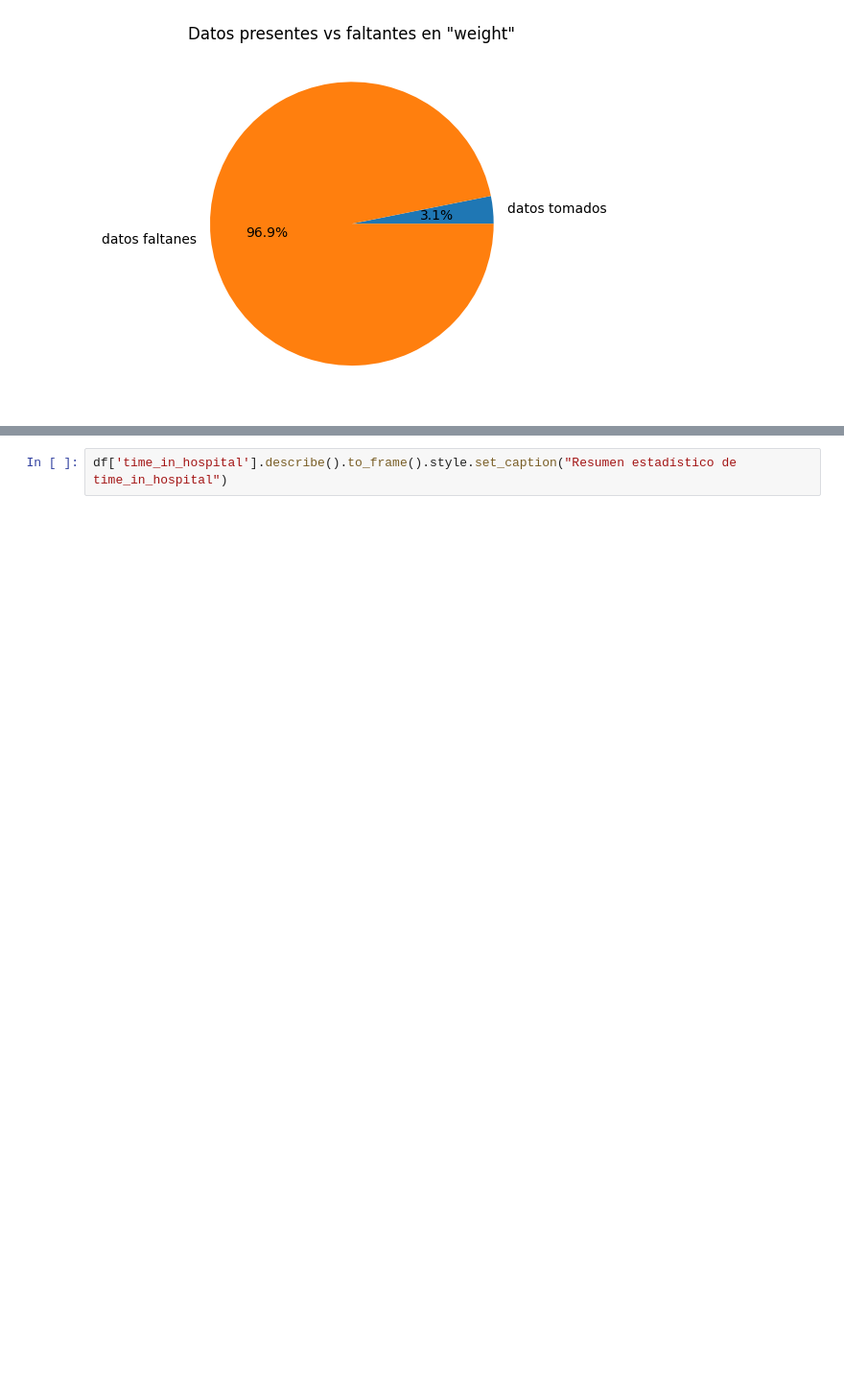
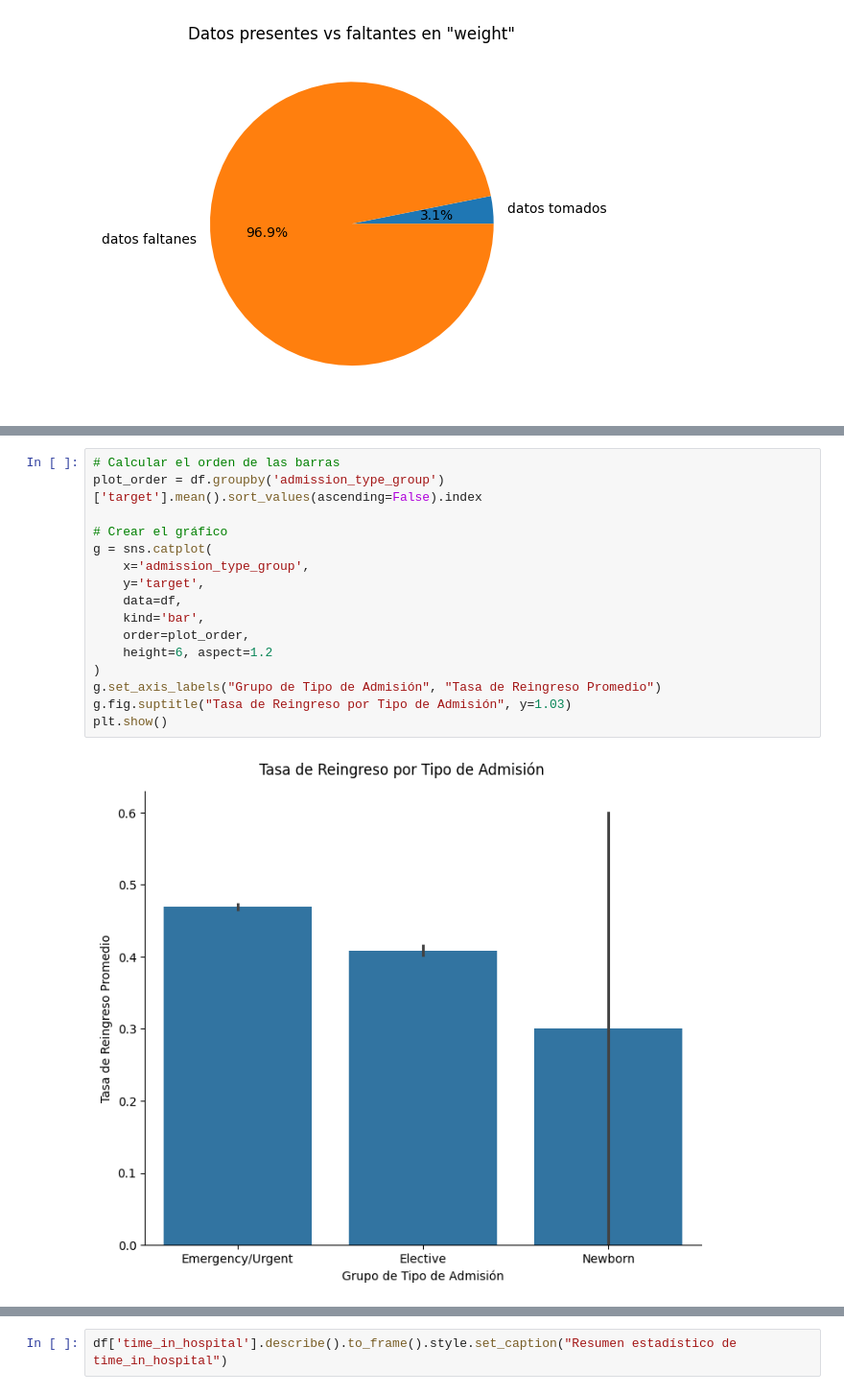
Before and after one commit to LasciaStare/MachineLearning, a Jupyter notebook: EDA.ipynb, the cells around one changed output, grey strips where cells are left out. Shown at 96% size. Drawn from its saved outputs; the diff is of its cells as text; blank space fills up the shorter version.

```diff
--- a/EDA.ipynb
+++ b/EDA.ipynb
@@ -180,0 +381,18 @@ plt.show()
+# %%
+# Calcular el orden de las barras
+plot_order = df.groupby('admission_type_group')['target'].mean().sort_values(ascending=False).index
+
+# Crear el gráfico
+g = sns.catplot(
+    x='admission_type_group',
+    y='target',
+    data=df,
+    kind='bar',
+    order=plot_order,
+    height=6, aspect=1.2
+)
+g.set_axis_labels("Grupo de Tipo de Admisión", "Tasa de Reingreso Promedio")
+g.fig.suptitle("Tasa de Reingreso por Tipo de Admisión", y=1.03)
+plt.show()
+# %% [output]
+[figure, added]
```
Also changed, not shown: parts of 88 cells of this notebook, 1 other file.
